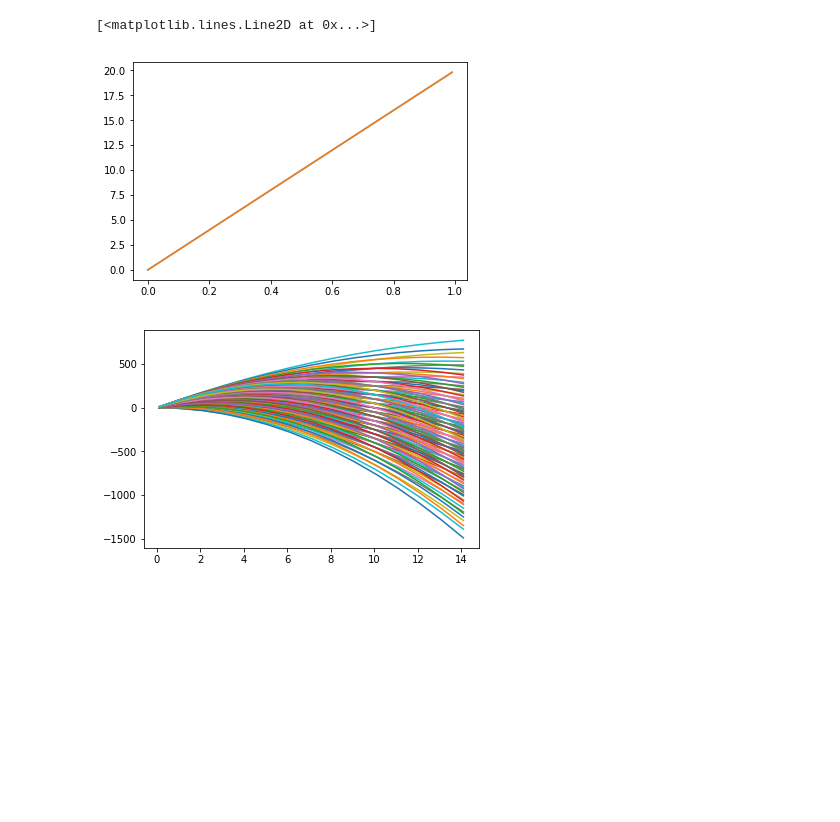
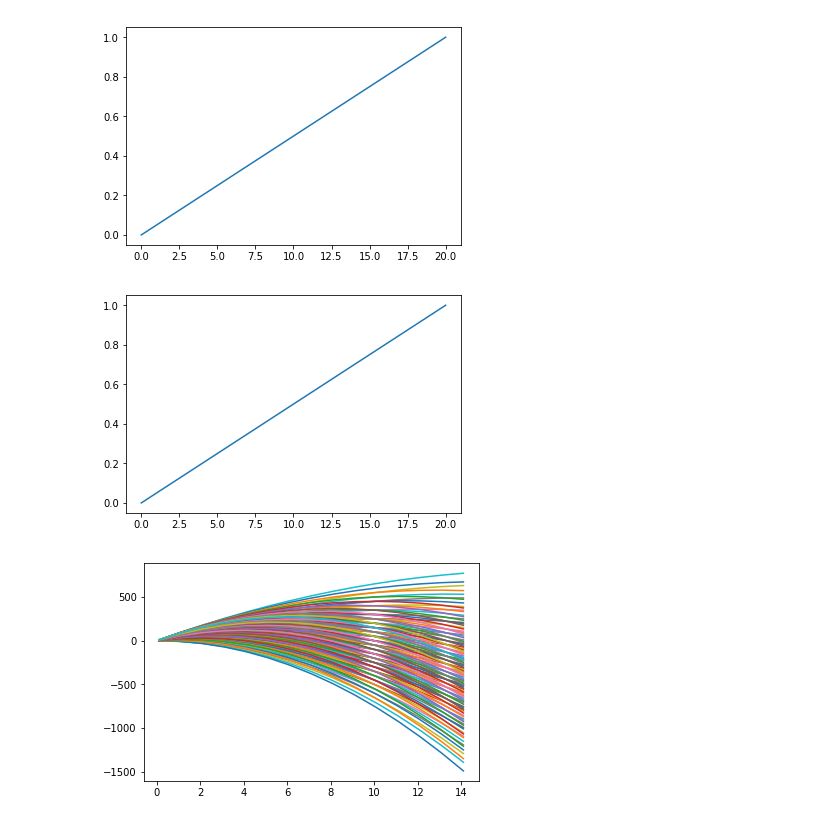
Before and after one commit to jpierel14/USC_PythonCourse_2019, a Jupyter notebook: Day_4/random_tests.ipynb, the cells around one changed output. Saved outputs shown, nothing was run; the diff lists cells and outputs as text; code cells hidden in the pictures; blank space fills up the shorter version.

```diff
--- a/Day_4/random_tests.ipynb
+++ b/Day_4/random_tests.ipynb
@@ -6,15 +6,21 @@ import matplotlib.pyplot as plt
 # %%
 bounds={'v':(0,100),'g':(0,20)}
 a,b=bounds['g']
 x_samples = np.linspace(0., 1., 101)
 #ppf_samples = ppf(bounds['g'], x_samples, a, b)
 f = Interp1D(0., 1., np.array([a, b]))
 f2=scipy.interpolate.interp1d([0.,1.],bounds['g'])
-plt.plot(x_samples[:-1],[f(x) for x in x_samples[:-1]])
-plt.plot(x_samples[:-1],[f2(x) for x in x_samples[:-1]])
+#plt.plot(x_samples[:-1],[f(x) for x in x_samples[:-1]])
+data=np.array([f2(x) for x in x_samples])
+plt.plot(data,x_samples)
+plt.show()
+data2=bounds['g']
+p = 1. * np.arange(len(data2)) / (len(data2) - 1)
+plt.plot(data2,p)
+plt.show()
 # %% [output]
-[<matplotlib.lines.Line2D at 0x...>]
-[figure, old version]
+[figure, new version]
+[figure, added]
 # %%
 def prior_transform(u):
         d = {}
```
Also changed, not shown: 1 other file.
